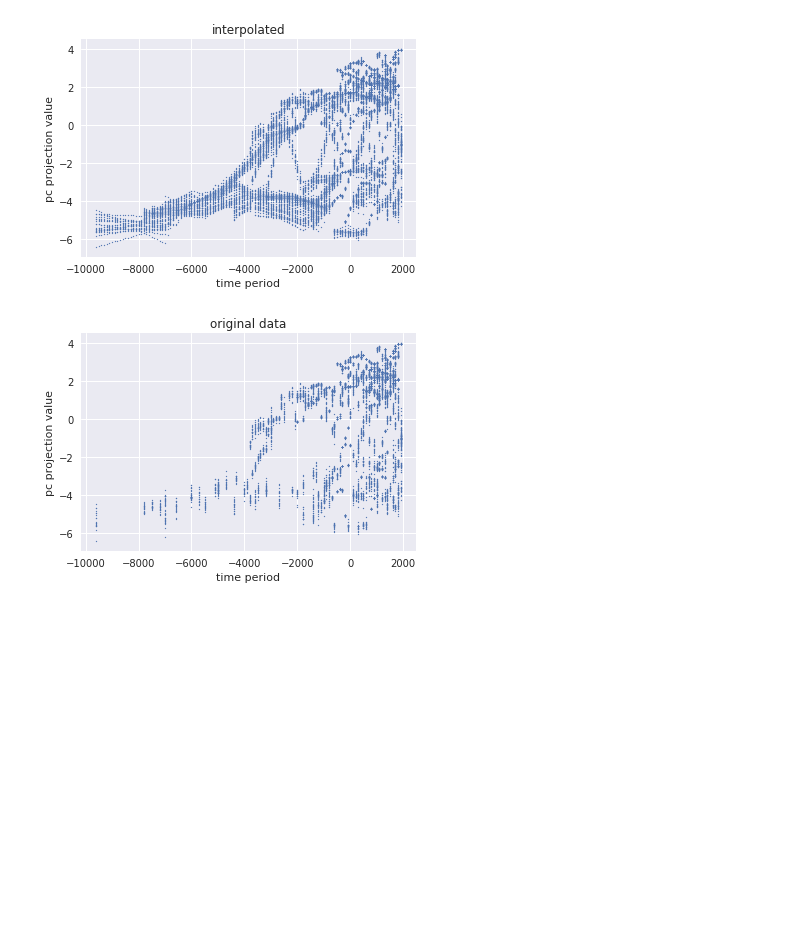
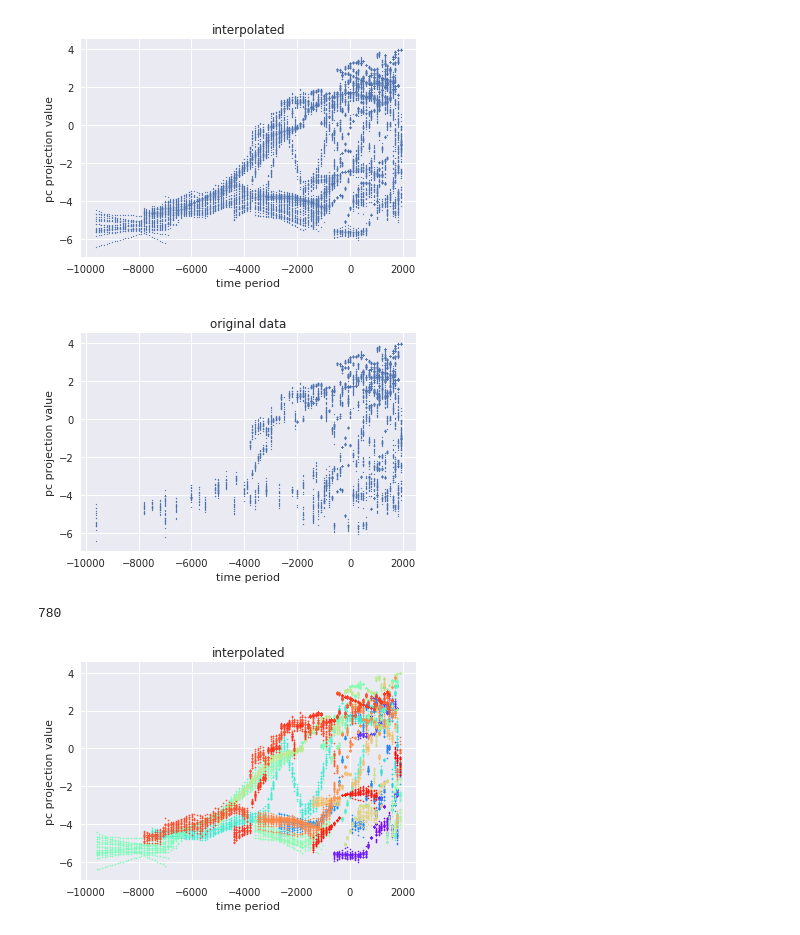
Before and after one commit to jaewshin/turchin, a Jupyter notebook: jupyter/histogram.ipynb, the cells around one changed output. Drawn from its saved outputs; the diff is of its cells as text; code cells hidden in the pictures; blank space fills up the shorter version.

Commit message:
plot

```diff
--- a/jupyter/histogram.ipynb
+++ b/jupyter/histogram.ipynb
@@ -256,16 +257,19 @@ for impute_step in range(1, 21):
     impute_set = pnas_data1[pnas_data1.irep==impute_step]
     unique_region = impute_set.NGA.unique().tolist()
 
+
     for nga in unique_region:
         times = sorted(impute_set[impute_set.NGA == nga].Time.unique().tolist())
         if len(times) != ((max(times)-min(times))/100)+1:
             for time in range(len(times)-1):
                 if times[time+1]-times[time] != 100:
                     # linear interpolation
-                    val1_idx = impute_set.index[(impute_set['NGA'] == nga) &
-                                                (impute_set['Time'] == times[time])].tolist()[0]
-                    val2_idx = impute_set.index[(impute_set['NGA'] == nga) &
-                                                (impute_set['Time'] == times[time+1])].tolist()[0]
+                    val1_idx = pnas_data1.index[(pnas_data1['NGA'] == nga) &
+                                                (pnas_data1['Time'] == times[time]) &
+                                                (pnas_data1['irep'] == impute_step)].tolist()[0]
+                    val2_idx = pnas_data1.index[(pnas_data1['NGA'] == nga) &
+                                                (pnas_data1['Time'] == times[time+1]) &
+                                               (pnas_data1['irep'] == impute_step)].tolist()[0]
 
                     diff = data[:,0][val2_idx] - data[:,0][val1_idx]
 
@@ -312,3 +316,60 @@ plt.show()
 plt.close()
 # %% [output]
 [figure]
+# %%
+print(len(pnas_data1[pnas_data1.NGA == 'Upper Egypt']['Time']))
+# %% [output]
+780
+# %%
+#9-d interpolation and scatter plot by NGAs
+
+# interpolating on the 1-d principal axis
+nga_interpolated = defaultdict(list)
+
+for impute_step in range(1, 21):
+    # 1) polity-based interpolation
+    impute_set = pnas_data1[pnas_data1.irep==impute_step]
+    unique_region = impute_set.NGA.unique().tolist()
+
+    for nga in unique_region:
+        times = sorted(impute_set[impute_set.NGA == nga].Time.unique().tolist())
+        data_idx = list()
+        for t in times:
+            data_idx.append(pnas_data1.index[(pnas_data1['NGA'] == nga) &
+                                             (pnas_data1['Time'] == t) &
+                                             (pnas_data1['irep'] == impute_step)].tolist()[0])
+        nga_interpolated[nga].extend([(data[:,0][idx], time) for idx, time in zip(data_idx, times)])
+
+        if len(times) != ((max(times)-min(times))/100)+1:
+            for time in range(len(times)-1):
+                if times[time+1]-times[time] != 100:
+                    # linear interpolation
+                    val1_idx = pnas_data1.index[(pnas_data1['NGA'] == nga) &
+                                                (pnas_data1['Time'] == times[time]) &
+                                                (pnas_data1['irep'] == impute_step)].tolist()[0]
+                    val2_idx = pnas_data1.index[(pnas_data1['NGA'] == nga) &
+                                                (pnas_data1['Time'] == times[time+1]) &
+                                               (pnas_data1['irep'] == impute_step)].tolist()[0]
+
+                    diff = data[:,0][val2_idx] - data[:,0][val1_idx]
+
+                    num_steps = int((times[time+1]-times[time])/100)
+
+                    for i in range(1, num_steps):
+                        diff_step = (i/num_steps)*diff
+                        interpol = diff_step+data[:,0][val1_idx]
+                        nga_interpolated[nga].append((interpol, times[time]+100*i))
+
+ngas = pnas_data1.NGA.unique().tolist()
+colors = iter(cm.rainbow(np.linspace(0, 1, len(ngas))))
+for nga in ngas:
+    period = [time for val, time in nga_interpolated[nga]]
+    pc_proj = [val for val, time in nga_interpolated[nga]]
+    plt.scatter(period, pc_proj, s=1.5, color=next(colors))
+plt.title('interpolated')
+plt.xlabel('time period')
+plt.ylabel('pc projection value')
+plt.show()
+plt.close()
+# %% [output]
+[figure, added]
```
Also changed, not shown: parts of 3 cells of this notebook, 1 other file.
